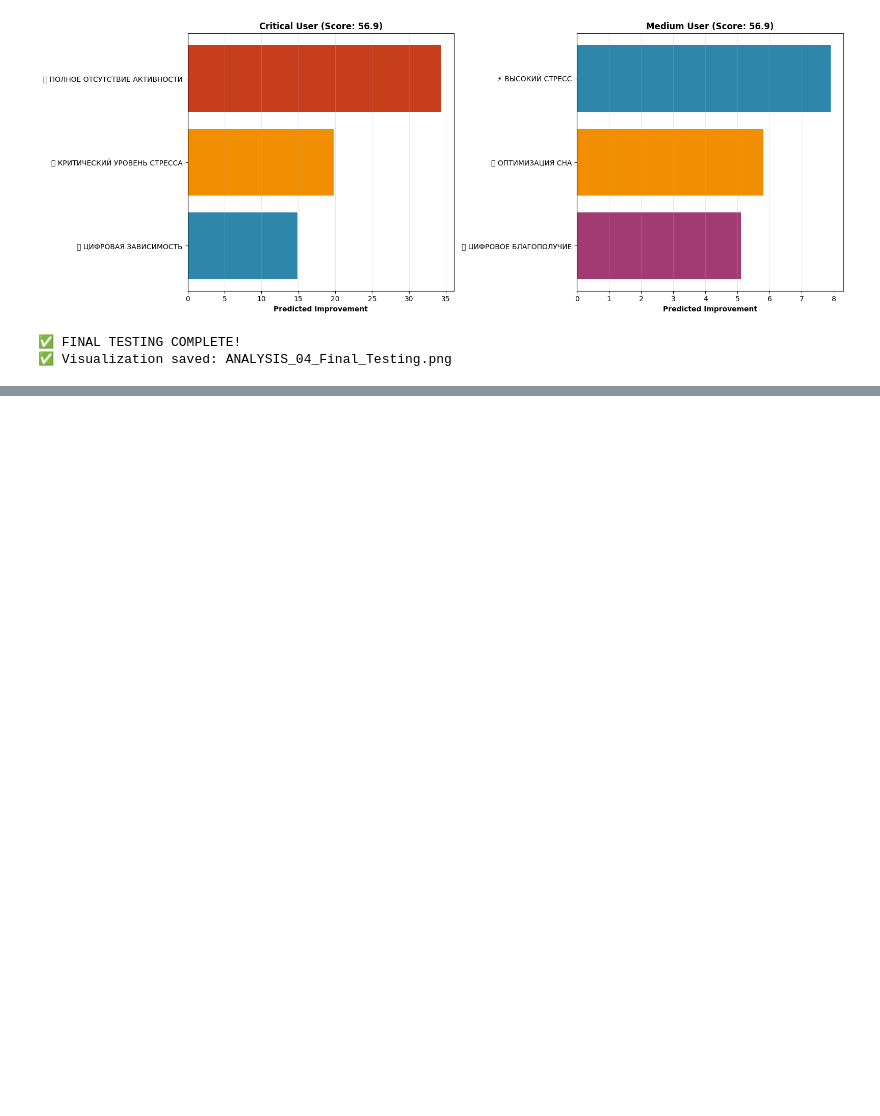
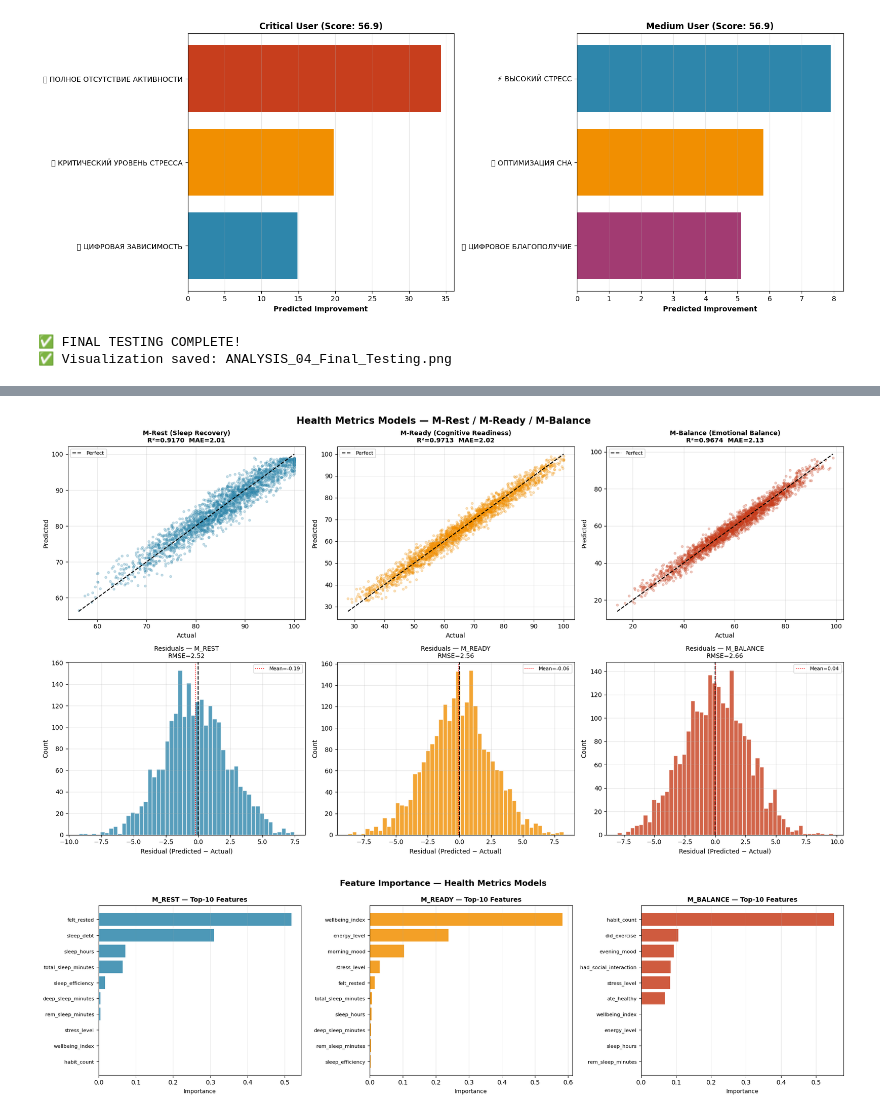
Before and after one commit to Mayddee/NeuroBalanceBackend, a Jupyter notebook: ml/notebooks/FINAL_PIPELINE.ipynb, the cells around one changed output, grey strips where cells are left out. Drawn from its saved outputs; the diff is of its cells as text; code cells hidden in the pictures; blank space fills up the shorter version.

```diff
--- a/ml/notebooks/FINAL_PIPELINE.ipynb
+++ b/ml/notebooks/FINAL_PIPELINE.ipynb
@@ -2671,0 +2866,80 @@ FINAL COMPREHENSIVE TESTING
+# %%
+# ═══════════════════════════════════════════════════════════════
+# ЯЧЕЙКА: ВИЗУАЛИЗАЦИЯ И ОЦЕНКА МОДЕЛЕЙ HEALTH METRICS
+# ═══════════════════════════════════════════════════════════════
+
+fig, axes = plt.subplots(2, 3, figsize=(18, 10))
+fig.suptitle('Health Metrics Models — M-Rest / M-Ready / M-Balance', fontsize=15, fontweight='bold')
+
+colors = {'m_rest': '#2E86AB', 'm_ready': '#F18F01', 'm_balance': '#C73E1D'}
+labels = {'m_rest': 'M-Rest (Sleep Recovery)', 'm_ready': 'M-Ready (Cognitive Readiness)',
+           'm_balance': 'M-Balance (Emotional Balance)'}
+
+for col, target in enumerate(TARGETS):
+    m   = hm_metrics[target]
+    clr = colors[target]
+
+    # Row 0: Predicted vs Actual
+    ax = axes[0, col]
+    ax.scatter(m['y_test'], m['y_pred'], alpha=0.25, s=12, color=clr)
+    mn, mx = min(m['y_test'].min(), m['y_pred'].min()), max(m['y_test'].max(), m['y_pred'].max())
+    ax.plot([mn, mx], [mn, mx], 'k--', lw=1.5, label='Perfect')
+    ax.set_xlabel('Actual', fontsize=10)
+    ax.set_ylabel('Predicted', fontsize=10)
+    ax.set_title(f'{labels[target]}\nR²={m["r2"]:.4f}  MAE={m["mae"]:.2f}', fontsize=10, fontweight='bold')
+    ax.legend(fontsize=8)
+    ax.grid(alpha=0.3)
+
+    # Row 1: Residuals distribution
+    ax = axes[1, col]
+    residuals = m['y_pred'] - m['y_test']
+    ax.hist(residuals, bins=50, color=clr, edgecolor='white', alpha=0.8)
+    ax.axvline(0, color='black', lw=1.5, linestyle='--')
+    ax.axvline(residuals.mean(), color='red', lw=1.2, linestyle=':', label=f'Mean={residuals.mean():.2f}')
+    ax.set_xlabel('Residual (Predicted − Actual)', fontsize=10)
+    ax.set_ylabel('Count', fontsize=10)
+    ax.set_title(f'Residuals — {target.upper()}\nRMSE={m["rmse"]:.2f}', fontsize=10)
+    ax.legend(fontsize=8)
+    ax.grid(alpha=0.3)
+
+plt.tight_layout()
+plt.savefig('HEALTH_METRICS_MODEL_EVALUATION.png', dpi=200, bbox_inches='tight')
+plt.show()
+
+# ── Feature importance ────────────────────────────────────────────────────
+fig2, axes2 = plt.subplots(1, 3, figsize=(18, 5))
+fig2.suptitle('Feature Importance — Health Metrics Models', fontsize=13, fontweight='bold')
+
+for col, target in enumerate(TARGETS):
+    model = hm_models[target]
+    imp   = model.feature_importances_
+    idxs  = np.argsort(imp)[::-1][:10]
+    top_f = [HM_FEATURES[i] for i in idxs]
+    top_v = imp[idxs]
+
+    ax = axes2[col]
+    ax.barh(range(len(top_f)), top_v[::-1], color=colors[target], alpha=0.85)
+    ax.set_yticks(range(len(top_f)))
+    ax.set_yticklabels(top_f[::-1], fontsize=8)
+    ax.set_xlabel('Importance', fontsize=9)
+    ax.set_title(f'{target.upper()} — Top-10 Features', fontsize=10, fontweight='bold')
+    ax.grid(alpha=0.3, axis='x')
+
+plt.tight_layout()
+plt.savefig('HEALTH_METRICS_FEATURE_IMPORTANCE.png', dpi=200, bbox_inches='tight')
+plt.show()
+
+# ── Summary table ─────────────────────────────────────────────────────────
+print('\n' + '='*60)
+print('HEALTH METRICS MODELS — FINAL SUMMARY')
+print('='*60)
+print(f'{"Metric":<12} {"R²":>8} {"MAE":>8} {"RMSE":>8}')
+print('-'*40)
+for target in TARGETS:
+    m = hm_metrics[target]
+    print(f'{target.upper():<12} {m["r2"]:>8.4f} {m["mae"]:>8.2f} {m["rmse"]:>8.2f}')
+print('='*60)
+print('✅ Evaluation complete!')
+# %% [output]
+[figure, added]
+[figure, added]
```
Also changed, not shown: parts of 5 cells of this notebook, 50 other files.
